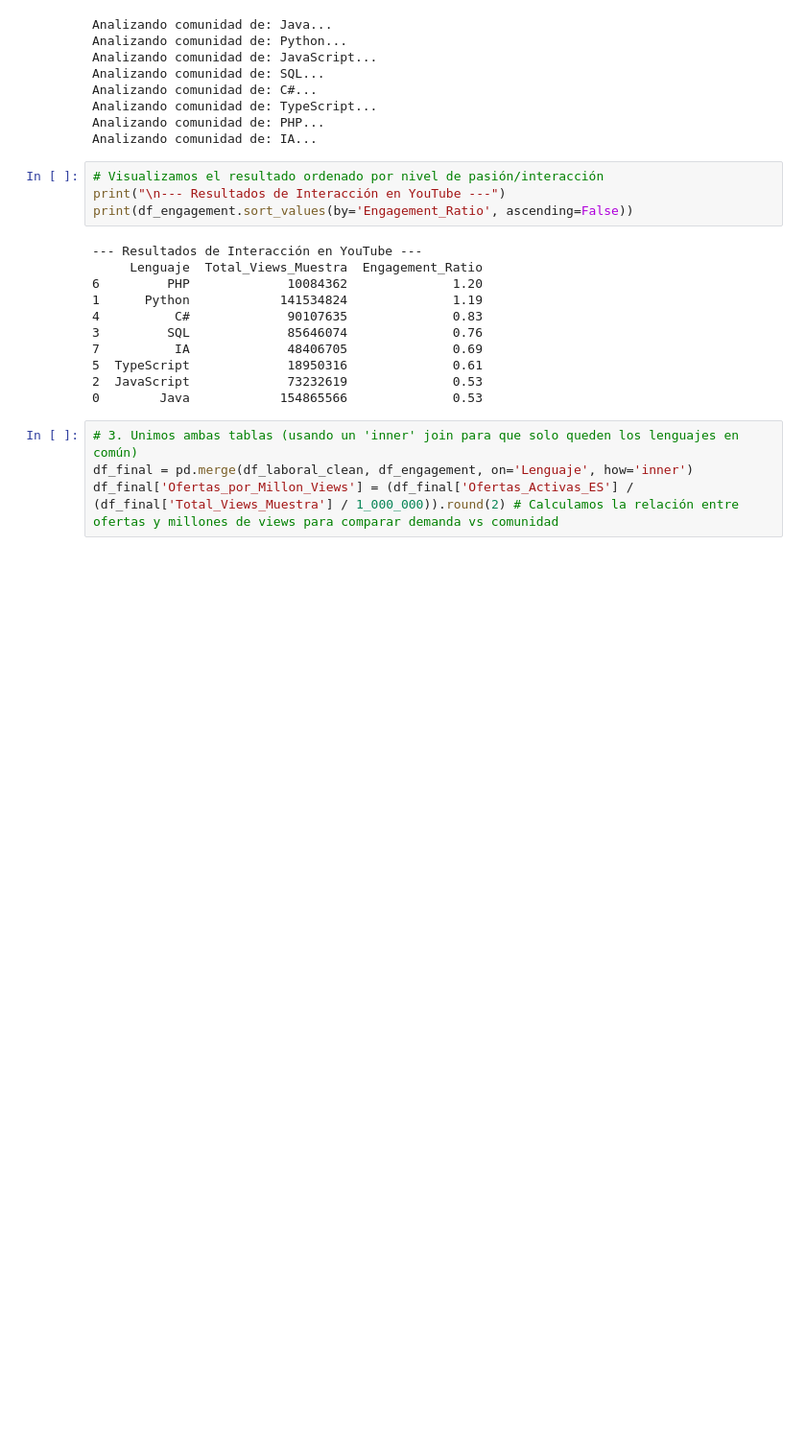
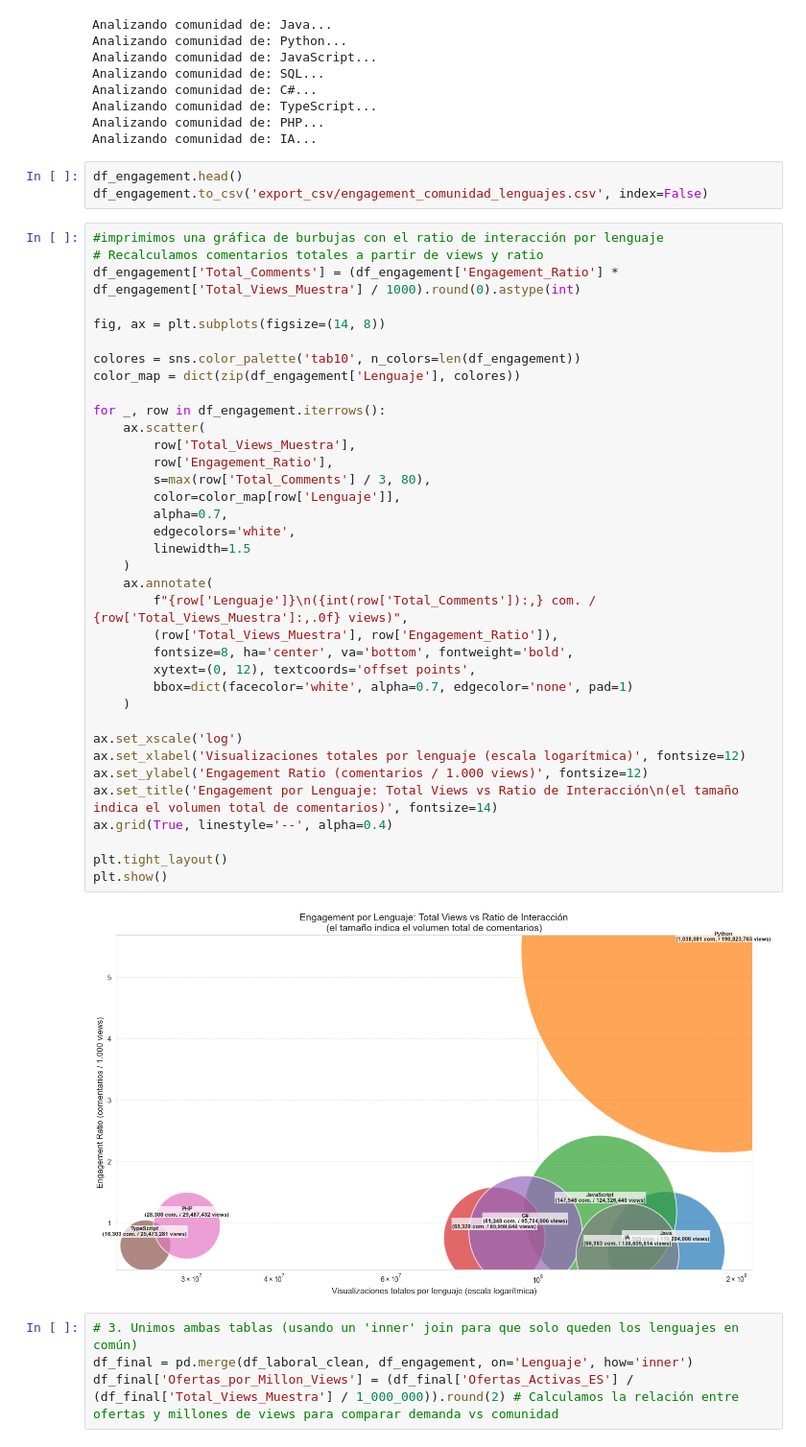
Before and after one commit to jlalonsoredon/EDA-programacion-tendencias, a Jupyter notebook: analisis-Stack-Overflow.ipynb, the cells around one changed output. Shown at 96% size. Saved outputs shown, nothing was run; the diff lists cells and outputs as text; blank space fills up the shorter version.

```diff
--- a/analisis-Stack-Overflow.ipynb
+++ b/analisis-Stack-Overflow.ipynb
@@ -1428,21 +1501,47 @@ Analizando comunidad de: C#...
 Analizando comunidad de: TypeScript...
 Analizando comunidad de: PHP...
 Analizando comunidad de: IA...
+# %%
+df_engagement.head()
+df_engagement.to_csv('export_csv/engagement_comunidad_lenguajes.csv', index=False)
 # %%
-# Visualizamos el resultado ordenado por nivel de pasión/interacción
-print("\n--- Resultados de Interacción en YouTube ---")
-print(df_engagement.sort_values(by='Engagement_Ratio', ascending=False))
+#imprimimos una gráfica de burbujas con el ratio de interacción por lenguaje
+# Recalculamos comentarios totales a partir de views y ratio
+df_engagement['Total_Comments'] = (df_engagement['Engagement_Ratio'] * df_engagement['Total_Views_Muestra'] / 1000).round(0).astype(int)
+
+fig, ax = plt.subplots(figsize=(14, 8))
+
+colores = sns.color_palette('tab10', n_colors=len(df_engagement))
+color_map = dict(zip(df_engagement['Lenguaje'], colores))
+
+for _, row in df_engagement.iterrows():
+    ax.scatter(
+        row['Total_Views_Muestra'],
+        row['Engagement_Ratio'],
+        s=max(row['Total_Comments'] / 3, 80),
+        color=color_map[row['Lenguaje']],
+        alpha=0.7,
+        edgecolors='white',
+        linewidth=1.5
+    )
+    ax.annotate(
+        f"{row['Lenguaje']}\n({int(row['Total_Comments']):,} com. / {row['Total_Views_Muestra']:,.0f} views)",
+        (row['Total_Views_Muestra'], row['Engagement_Ratio']),
+        fontsize=8, ha='center', va='bottom', fontweight='bold',
+        xytext=(0, 12), textcoords='offset points',
+        bbox=dict(facecolor='white', alpha=0.7, edgecolor='none', pad=1)
+    )
+
+ax.set_xscale('log')
+ax.set_xlabel('Visualizaciones totales por lenguaje (escala logarítmica)', fontsize=12)
+ax.set_ylabel('Engagement Ratio (comentarios / 1.000 views)', fontsize=12)
+ax.set_title('Engagement por Lenguaje: Total Views vs Ratio de Interacción\n(el tamaño indica el volumen total de comentarios)', fontsize=14)
+ax.grid(True, linestyle='--', alpha=0.4)
+
+plt.tight_layout()
+plt.show()
 # %% [output]
---- Resultados de Interacción en YouTube ---
-     Lenguaje  Total_Views_Muestra  Engagement_Ratio
-6         PHP             10084362              1.20
-1      Python            141534824              1.19
-4          C#             90107635              0.83
-3         SQL             85646074              0.76
-7          IA             48406705              0.69
-5  TypeScript             18950316              0.61
-2  JavaScript             73232619              0.53
-0        Java            154865566              0.53
+[figure, added]
 # %%
 # 3. Unimos ambas tablas (usando un 'inner' join para que solo queden los lenguajes en común)
 df_final = pd.merge(df_laboral_clean, df_engagement, on='Lenguaje', how='inner')
```
Also changed, not shown: parts of 31 cells of this notebook, 25 other files.
